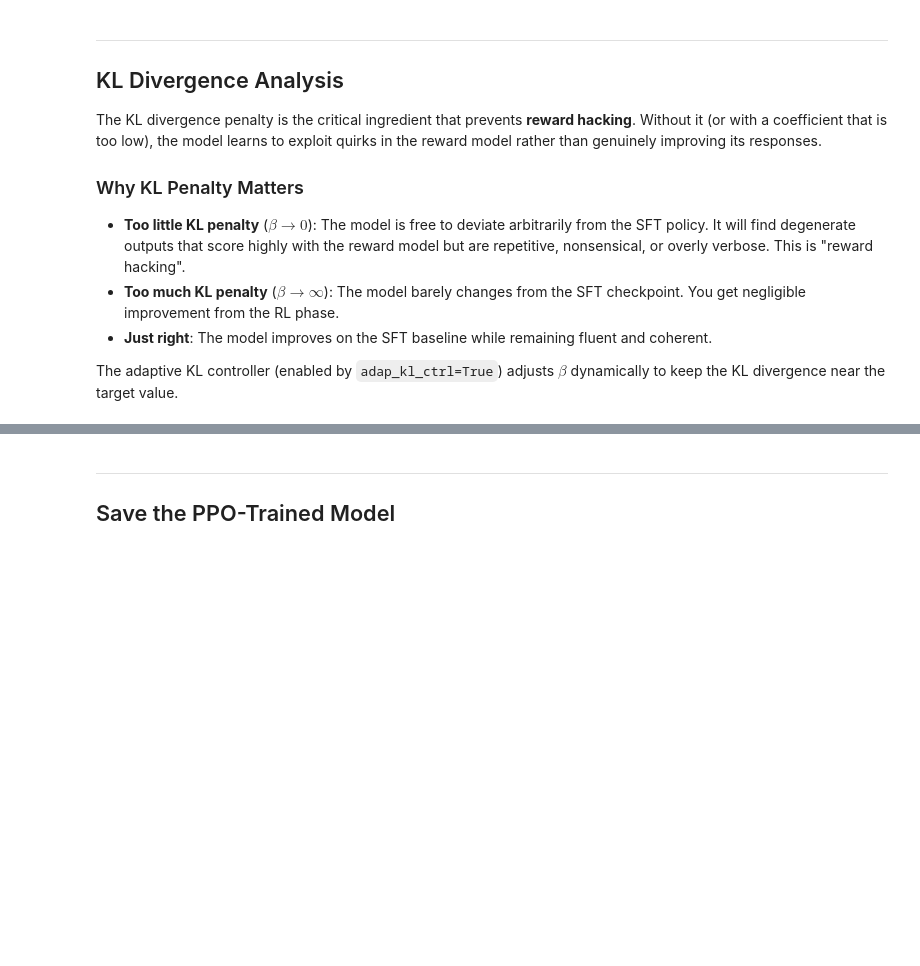
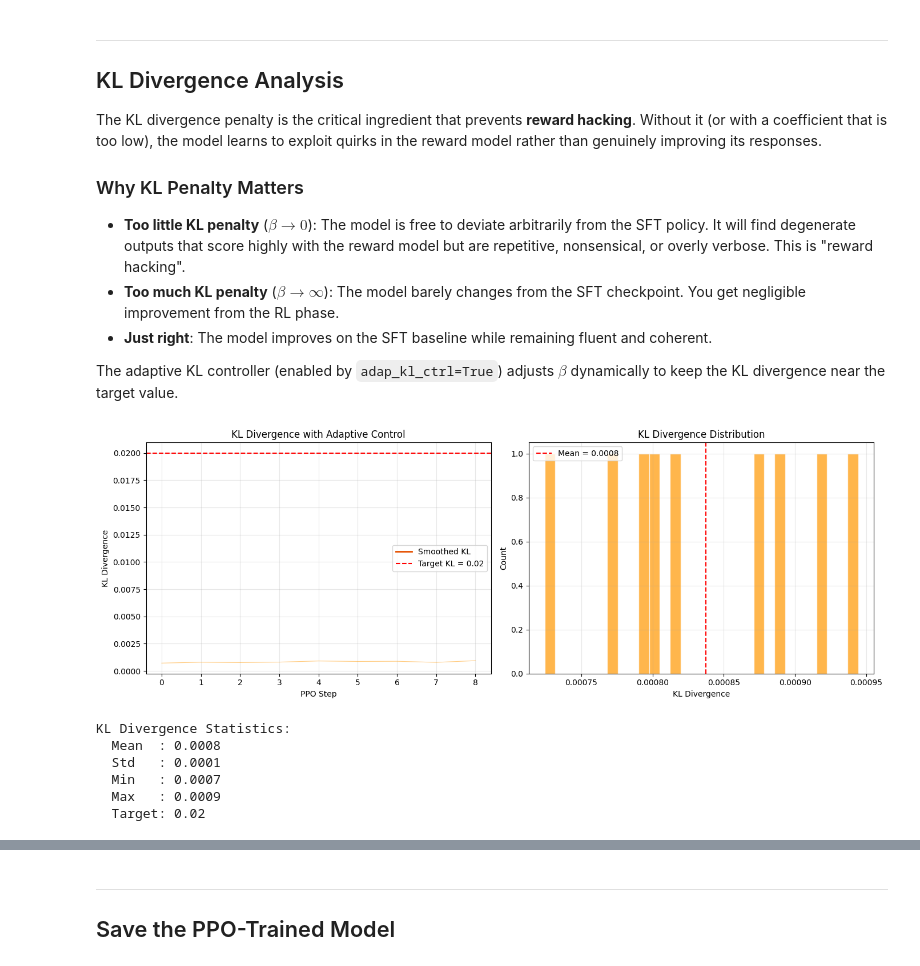
Before and after one commit to rkaunismaa/Alignment, a Jupyter notebook: 05_RLHF_with_PPO.ipynb, the cells around one changed output, grey strips where cells are left out. Saved outputs shown, nothing was run; the diff lists cells and outputs as text; code cells hidden in the pictures; blank space fills up the shorter version.

```diff
--- a/05_RLHF_with_PPO.ipynb
+++ b/05_RLHF_with_PPO.ipynb
@@ -332,20 +315,31 @@ print_vram_usage("policy + reward models")
 def get_reward(query_text: str, response_text: str) -> torch.FloatTensor:
     """Score a (query, response) pair with the reward model.
 
-    Returns a scalar float tensor on CPU (PPOTrainer expects this).
+    Returns a scalar float tensor on CPU.
     """
-    combined = query_text.strip() + "\n" + response_text.strip()
+    combined = query_text.strip() + "" + response_text.strip()
     inputs = reward_tokenizer(
         combined,
         return_tensors="pt",
         truncation=True,
-        max_length=256,  # shorter max_length for 7B VRAM
+        max_length=256,
         padding=True,
     ).to(reward_model.device)
     outputs = reward_model(**inputs)
-    # The model returns logits of shape (1, 1) for single-label regression
     reward_value = outputs.logits.squeeze().cpu().float()
     return reward_value
+
+
+def reward_func(prompts: list, completions: list, **kwargs) -> list:
+    """GRPO reward function: called each step with a batch of (prompt, completion) pairs.
+
+    Args:
+        prompts: list of formatted prompt strings (the input to the policy).
+        completions: list of generated completion strings.
+    Returns:
+        List of float rewards, one per (prompt, completion) pair.
+    """
+    return [get_reward(p, c).item() for p, c in zip(prompts, completions)]
 
 
 # ---- Quick sanity check ----
@@ -709,6 +792,30 @@ The KL divergence penalty is the critical ingredient that prevents **reward hack
 
 The adaptive KL controller (enabled by `adap_kl_ctrl=True`) adjusts $\beta$ dynamically to keep the KL divergence near the target value.
 # %%
+import json, glob, os
+import numpy as np
+import matplotlib.pyplot as plt
+
+# Load metrics from the trainer state in the latest checkpoint
+_checkpoints = sorted(glob.glob("./results/ppo/checkpoint-*"),
+                      key=lambda p: int(p.split("-")[-1]))
+_state_path = os.path.join(_checkpoints[-1], "trainer_state.json")
+with open(_state_path) as _f:
+    _state = json.load(_f)
+
+_logs = [e for e in _state["log_history"] if "loss" in e]
+all_mean_rewards  = [e.get("reward", 0.0) for e in _logs]
+all_kl_divs       = [e.get("kl",     0.0) for e in _logs]
+all_policy_losses = [e.get("loss",   0.0) for e in _logs]
+
+# beta from the training args saved in the checkpoint
+_train_args_path = os.path.join(_checkpoints[-1], "training_args.bin")
+import torch as _torch
+_train_args = _torch.load(_train_args_path, weights_only=False)
+_kl_beta = getattr(_train_args, "beta", 0.02)
+
+window = min(10, len(all_kl_divs))
+
 fig, axes = plt.subplots(1, 2, figsize=(14, 5))
 
 # ---- KL divergence over time with target line ----
@@ -720,37 +827,45 @@ if len(all_kl_divs) >= window:
         color="#E65100", linewidth=2, label="Smoothed KL",
     )
 axes[0].axhline(
-    y=ppo_config.target, color="red", linestyle="--",
-    linewidth=1.5, label=f"Target KL = {ppo_config.target}",
+    y=_kl_beta, color="red", linestyle="--",
+    linewidth=1.5, label=f"Target KL = {_kl_beta}",
 )
 axes[0].set_xlabel("PPO Step")
 axes[0].set_ylabel("KL Divergence")
 axes[0].set_title("KL Divergence with Adaptive Control")
 axes[0].legend()
 axes[0].grid(True, alpha=0.3)
 
 # ---- KL divergence histogram ----
 axes[1].hist(all_kl_divs, bins=30, color="#FF9800", alpha=0.7, edgecolor="white")
 axes[1].axvline(
     x=np.mean(all_kl_divs), color="red", linestyle="--",
     linewidth=1.5, label=f"Mean = {np.mean(all_kl_divs):.4f}",
 )
 axes[1].set_xlabel("KL Divergence")
 axes[1].set_ylabel("Count")
 axes[1].set_title("KL Divergence Distribution")
 axes[1].legend()
 axes[1].grid(True, alpha=0.3)
 
 plt.tight_layout()
 plt.savefig("./results/ppo/kl_analysis.png", dpi=150, bbox_inches="tight")
 plt.show()
 
 print(f"KL Divergence Statistics:")
 print(f"  Mean  : {np.mean(all_kl_divs):.4f}")
 print(f"  Std   : {np.std(all_kl_divs):.4f}")
 print(f"  Min   : {np.min(all_kl_divs):.4f}")
 print(f"  Max   : {np.max(all_kl_divs):.4f}")
-print(f"  Target: {ppo_config.target}")
+print(f"  Target: {_kl_beta}")
+# %% [output]
+[figure, added]
+KL Divergence Statistics:
+  Mean  : 0.0008
+  Std   : 0.0001
+  Min   : 0.0007
+  Max   : 0.0009
+  Target: 0.02
 # %%
 # ---- Reward vs KL scatter plot ----
 # This shows the trade-off: we want high reward without excessive KL divergence
```
Also changed, not shown: parts of 15 cells of this notebook, 1 other file.
